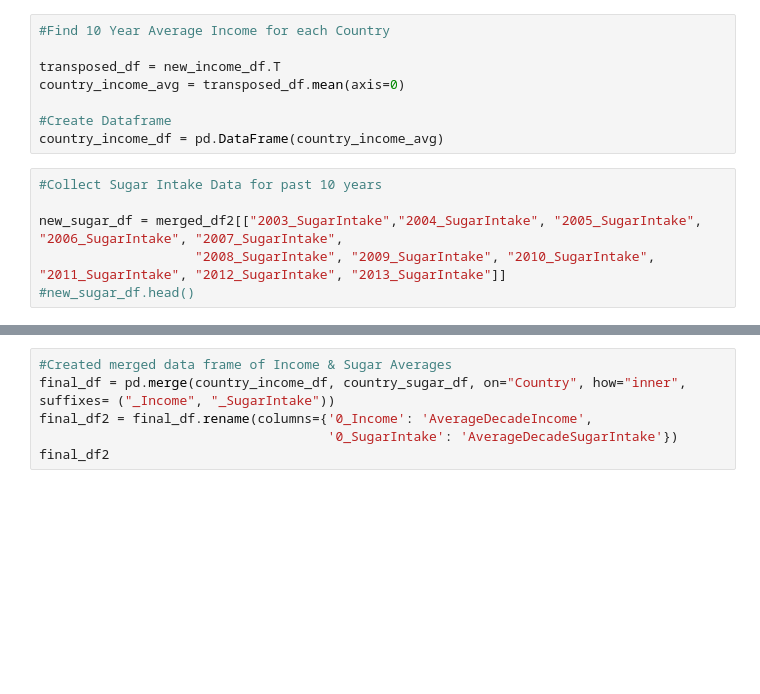
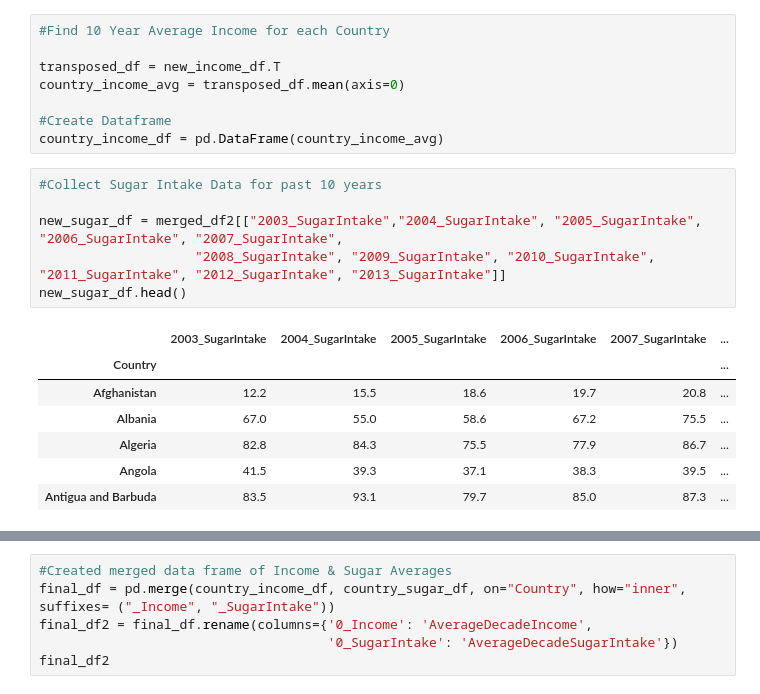
Before and after one commit to cbeachey/project1_influencers, a Jupyter notebook: SugarVsIncome.ipynb, the cells around one changed output, grey strips where cells are left out. Drawn from its saved outputs; the diff is of its cells as text; blank space fills up the shorter version.

```diff
--- a/SugarVsIncome.ipynb
+++ b/SugarVsIncome.ipynb
@@ -46,9 +46,17 @@ country_income_df = pd.DataFrame(country_income_avg)
 # %%
 #Collect Sugar Intake Data for past 10 years
 
 new_sugar_df = merged_df2[["2003_SugarIntake","2004_SugarIntake", "2005_SugarIntake", "2006_SugarIntake", "2007_SugarIntake",
                     "2008_SugarIntake", "2009_SugarIntake", "2010_SugarIntake", "2011_SugarIntake", "2012_SugarIntake", "2013_SugarIntake"]]
-#new_sugar_df.head()
+new_sugar_df.head()
+# %% [output]
+|  | 2003_SugarIntake | 2004_SugarIntake | 2005_SugarIntake | 2006_SugarIntake | 2007_SugarIntake | ... |
+| Country |  |  |  |  |  | ... |
+| Afghanistan | 12.2 | 15.5 | 18.6 | 19.7 | 20.8 | ... |
+| Albania | 67.0 | 55.0 | 58.6 | 67.2 | 75.5 | ... |
+| Algeria | 82.8 | 84.3 | 75.5 | 77.9 | 86.7 | ... |
+| Angola | 41.5 | 39.3 | 37.1 | 38.3 | 39.5 | ... |
+| Antigua and Barbuda | 83.5 | 93.1 | 79.7 | 85.0 | 87.3 | ... |
 # %%
 #Find 10 Year Average Sugar Intake for each Country
 
```
Also changed, not shown: parts of 2 cells of this notebook, 8 other files.
